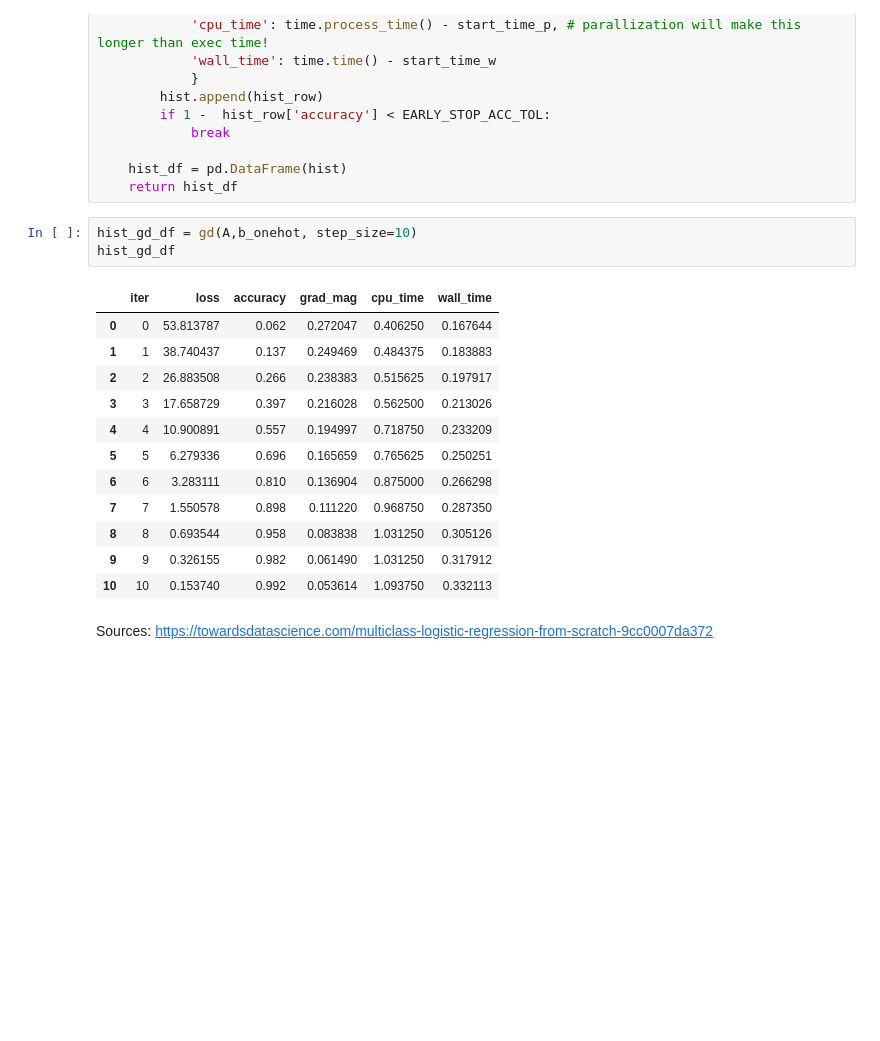
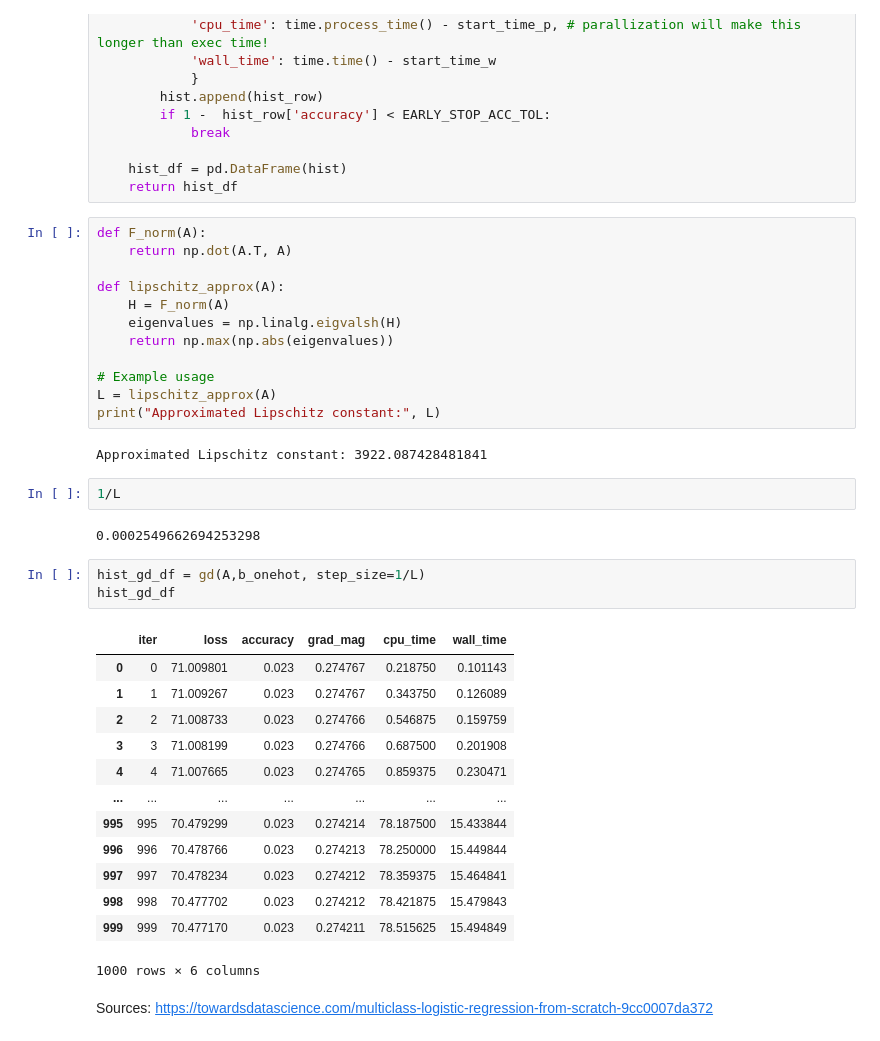
Before and after one commit to Aiecco/BCGD-methods, a Jupyter notebook: stepsize_exp.ipynb, the cells around one changed output. Saved outputs shown, nothing was run; the diff lists cells and outputs as text; blank space fills up the shorter version.

```diff
--- a/stepsize_exp.ipynb
+++ b/stepsize_exp.ipynb
@@ -102,22 +104,41 @@ def gd(A, b_onehot, max_iter=1000, step_size=0.1):
 
     hist_df = pd.DataFrame(hist)
     return hist_df
+# %%
+def F_norm(A):
+    return np.dot(A.T, A)
+
+def lipschitz_approx(A):
+    H = F_norm(A)
+    eigenvalues = np.linalg.eigvalsh(H)
+    return np.max(np.abs(eigenvalues))
+
+# Example usage
+L = lipschitz_approx(A)
+print("Approximated Lipschitz constant:", L)
+# %% [output]
+Approximated Lipschitz constant: 3922.087428481841
+# %%
+1/L
+# %% [output]
+0.0002549662694253298
 # %%
-hist_gd_df = gd(A,b_onehot, step_size=10)
+hist_gd_df = gd(A,b_onehot, step_size=1/L)
 hist_gd_df
 # %% [output]
 |  | iter | loss | accuracy | grad_mag | cpu_time | wall_time |
-| 0 | 0 | 53.813787 | 0.062 | 0.272047 | 0.406250 | 0.167644 |
-| 1 | 1 | 38.740437 | 0.137 | 0.249469 | 0.484375 | 0.183883 |
-| 2 | 2 | 26.883508 | 0.266 | 0.238383 | 0.515625 | 0.197917 |
-| 3 | 3 | 17.658729 | 0.397 | 0.216028 | 0.562500 | 0.213026 |
-| 4 | 4 | 10.900891 | 0.557 | 0.194997 | 0.718750 | 0.233209 |
-| 5 | 5 | 6.279336 | 0.696 | 0.165659 | 0.765625 | 0.250251 |
-| 6 | 6 | 3.283111 | 0.810 | 0.136904 | 0.875000 | 0.266298 |
-| 7 | 7 | 1.550578 | 0.898 | 0.111220 | 0.968750 | 0.287350 |
-| 8 | 8 | 0.693544 | 0.958 | 0.083838 | 1.031250 | 0.305126 |
-| 9 | 9 | 0.326155 | 0.982 | 0.061490 | 1.031250 | 0.317912 |
-| 10 | 10 | 0.153740 | 0.992 | 0.053614 | 1.093750 | 0.332113 |
+| 0 | 0 | 71.009801 | 0.023 | 0.274767 | 0.218750 | 0.101143 |
+| 1 | 1 | 71.009267 | 0.023 | 0.274767 | 0.343750 | 0.126089 |
+| 2 | 2 | 71.008733 | 0.023 | 0.274766 | 0.546875 | 0.159759 |
+| 3 | 3 | 71.008199 | 0.023 | 0.274766 | 0.687500 | 0.201908 |
+| 4 | 4 | 71.007665 | 0.023 | 0.274765 | 0.859375 | 0.230471 |
+| ... | ... | ... | ... | ... | ... | ... |
+| 995 | 995 | 70.479299 | 0.023 | 0.274214 | 78.187500 | 15.433844 |
+| 996 | 996 | 70.478766 | 0.023 | 0.274213 | 78.250000 | 15.449844 |
+| 997 | 997 | 70.478234 | 0.023 | 0.274212 | 78.359375 | 15.464841 |
+| 998 | 998 | 70.477702 | 0.023 | 0.274212 | 78.421875 | 15.479843 |
+| 999 | 999 | 70.477170 | 0.023 | 0.274211 | 78.515625 | 15.494849 |
+1000 rows × 6 columns
 # %% [markdown]
 Sources:
 https://towardsdatascience.com/multiclass-logistic-regression-from-scratch-9cc0007da372
```
Also changed, not shown: parts of 12 cells of this notebook, 2 other files.
